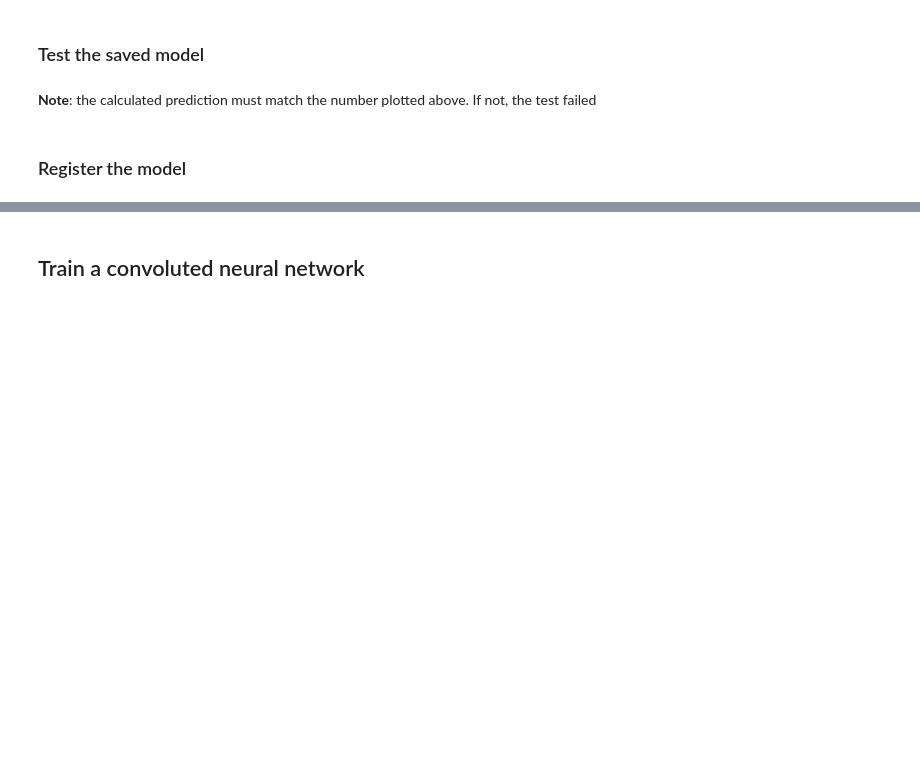
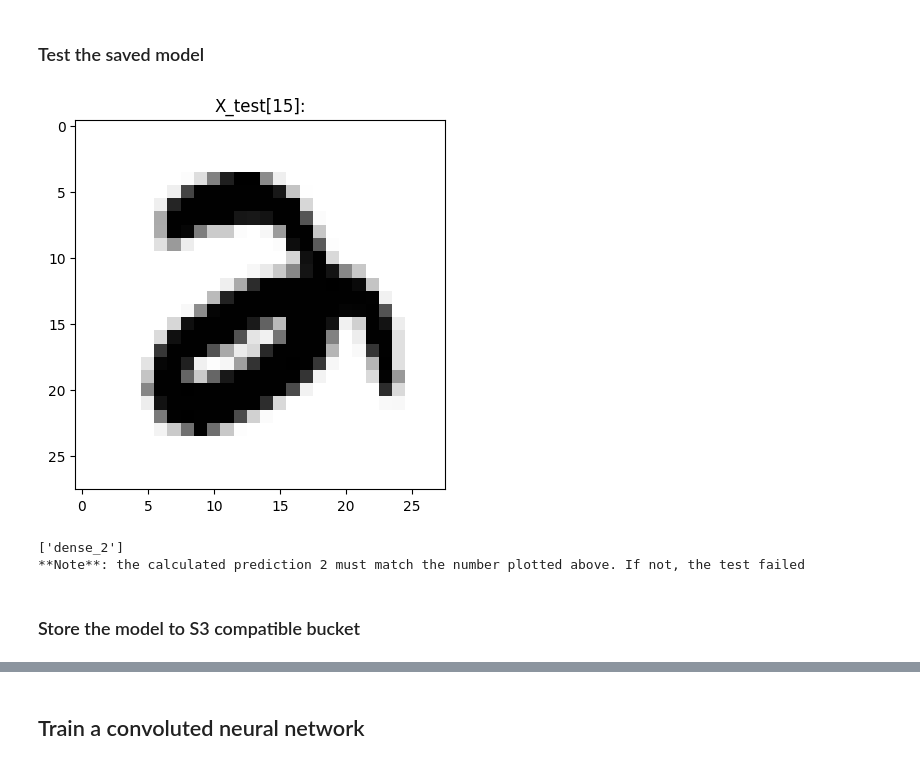
Before and after one commit to RHEcosystemAppEng/feast-workshop-team-share, a Jupyter notebook: feast_modelregistry/02-training-and-register-mr.ipynb, the cells around one changed output, grey strips where cells are left out. Saved outputs shown, nothing was run; the diff lists cells and outputs as text; code cells hidden in the pictures; blank space fills up the shorter version.

```diff
--- a/feast_modelregistry/02-training-and-register-mr.ipynb
+++ b/feast_modelregistry/02-training-and-register-mr.ipynb
@@ -303,23 +326,26 @@ file_name = saveModel(model, model_name)
 # %% [markdown]
 ### Test the saved model
 # %%
-N = 19
-plt.imshow(X_test[N], cmap="Greys")
-plt.title(f'X_test[{N}]:')
-plt.show()
+def testModelFromFileForSample(file_name, sample_id):
+    plt.imshow(X_test[sample_id], cmap="Greys")
+    plt.title(f'X_test[{sample_id}]:')
+    plt.show()
+    model_onnx = onnx.load(file_name)
+    output = [node.name for node in model_onnx.graph.output]
+    print(output)
+
+    sess = ort.InferenceSession(file_name)
+    results_ort = sess.run([output[0]], {'x': X_test[sample_id].reshape(1,28,28)})
+    prediction = results_ort[0].argmax(axis=1)[0]
+    print(f'**Note**: the calculated prediction {prediction} must match the number plotted above. If not, the test failed')
 # %%
-model_onnx = onnx.load(file_name)
-output = [node.name for node in model_onnx.graph.output]
-print(output)
-
-sess = ort.InferenceSession(file_name)
-results_ort = sess.run([output[0]], {'x': X_test[N].reshape(1,28,28)})
-prediction = results_ort[0].argmax(axis=1)[0]
-print('prediction: ', prediction)
+testModelFromFileForSample(file_name, 15)
+# %% [output]
+[figure, added]
+['dense_2']
+**Note**: the calculated prediction 2 must match the number plotted above. If not, the test failed
-# %% [markdown]
-**Note**: the calculated prediction must match the number plotted above. If not, the test failed
 # %% [markdown]
-### Register the model
+### Store the model to S3 compatible bucket
 # %%
 os.environ['accesskey'] = 'boIJgrAVBuIcmkNh1Dv6'
 os.environ['secretkey'] = 'yGGRnBVRHTWN1un8il2dZjq3JhaTe0kmzmOZjRZT'
```
Also changed, not shown: parts of 30 cells of this notebook, 2 other files.
